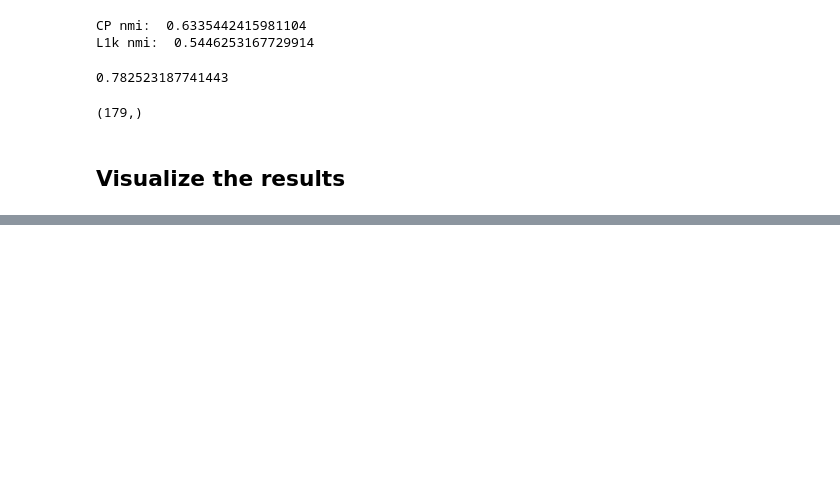
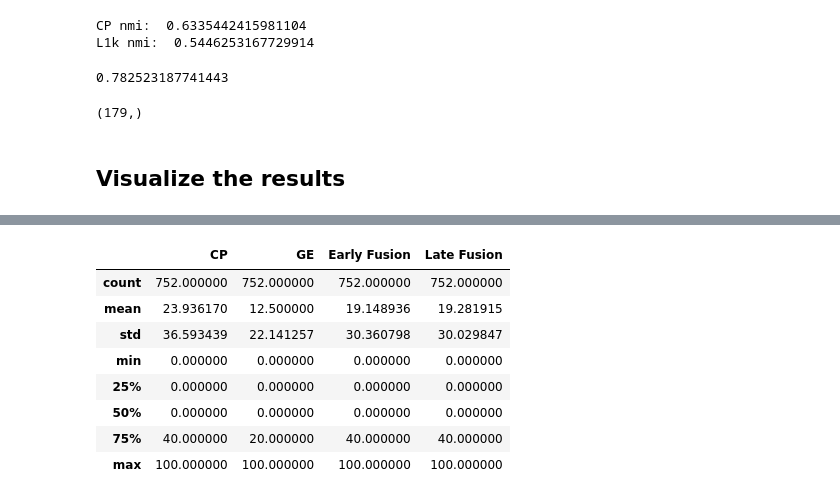
Before and after one commit to carpenter-singh-lab/2022_Haghighi_NatureMethods, a Jupyter notebook: 2-Modality_Integration.ipynb, the cells around one changed output, grey strips where cells are left out. Drawn from its saved outputs; the diff is of its cells as text; code cells hidden in the pictures; blank space fills up the shorter version.

```diff
--- a/2-Modality_Integration.ipynb
+++ b/2-Modality_Integration.ipynb
@@ -917,0 +1094,23 @@ dict_keys(['fuseConcat-LINCS-nfsd-filt', 'fuseCCA-LINCS-nfsd-filt', 'fuseSNF-LIN
+# %%
+DataFuseResults_filt=saved_scores['fuseConcat-LINCS-nvs-filt'].rename(columns={'Unnamed: 0':'Compounds'})
+DataFuseResults_filt=pd.merge(DataFuseResults_filt,merged_scaled[['Compounds',moa_col]],how='left',on=['Compounds'])
+DataFuseResults_filt['n_moa_cats']=DataFuseResults_filt[moa_col].apply(lambda x: len(x.split('|')))
+DataFuseResults_filt2=DataFuseResults_filt[DataFuseResults_filt['n_moa_cats']<2]
+
+DataFuseResults_filt2['Data']='Filtered Samples'
+
+
+DataFuseResults_all=saved_scores['fuseConcat-LINCS-nvs-']
+DataFuseResults_all['Data']='All Samples'
+
+DataFuseResults_filt_cca=saved_scores['fuseCCA-LINCS-nvs-filt']
+DataFuseResults_filt_cca['Data']='Filtered Samples - CCA'
+
+DataFuseResults_all_cca=saved_scores['fuseCCA-LINCS-nvs-']
+DataFuseResults_all_cca['Data']='All Samples - CCA'
+
+DataFuseResults_filt_snf=saved_scores['fuseSNF-LINCS-nvs-filt']
+DataFuseResults_filt_snf['Data']='Filtered Samples - SNF'
+
+DataFuseResults_all_snf=saved_scores['fuseSNF-LINCS-nvs-']
+DataFuseResults_all_snf['Data']='All Samples - SNF'
@@ -918,3 +1171,15 @@ dict_keys(['fuseConcat-LINCS-nfsd-filt', 'fuseCCA-LINCS-nfsd-filt', 'fuseSNF-LIN
+# %%
+DataFuseResults_filt_cca.describe()
+# %% [output]
+|  | CP | GE | Early Fusion | Late Fusion |
+| count | 752.000000 | 752.000000 | 752.000000 | 752.000000 |
+| mean | 23.936170 | 12.500000 | 19.148936 | 19.281915 |
+| std | 36.593439 | 22.141257 | 30.360798 | 30.029847 |
+| min | 0.000000 | 0.000000 | 0.000000 | 0.000000 |
+| 25% | 0.000000 | 0.000000 | 0.000000 | 0.000000 |
+| 50% | 0.000000 | 0.000000 | 0.000000 | 0.000000 |
+| 75% | 40.000000 | 20.000000 | 40.000000 | 40.000000 |
+| max | 100.000000 | 100.000000 | 100.000000 | 100.000000 |
 # %%
 # DataFuseResults=DataFuseResults_loaded.copy()
 DataFuseResults=DataFuseResults.rename(columns={'acc':'Accuracy'})
```
Also changed, not shown: parts of 31 cells of this notebook, 3 other files.
